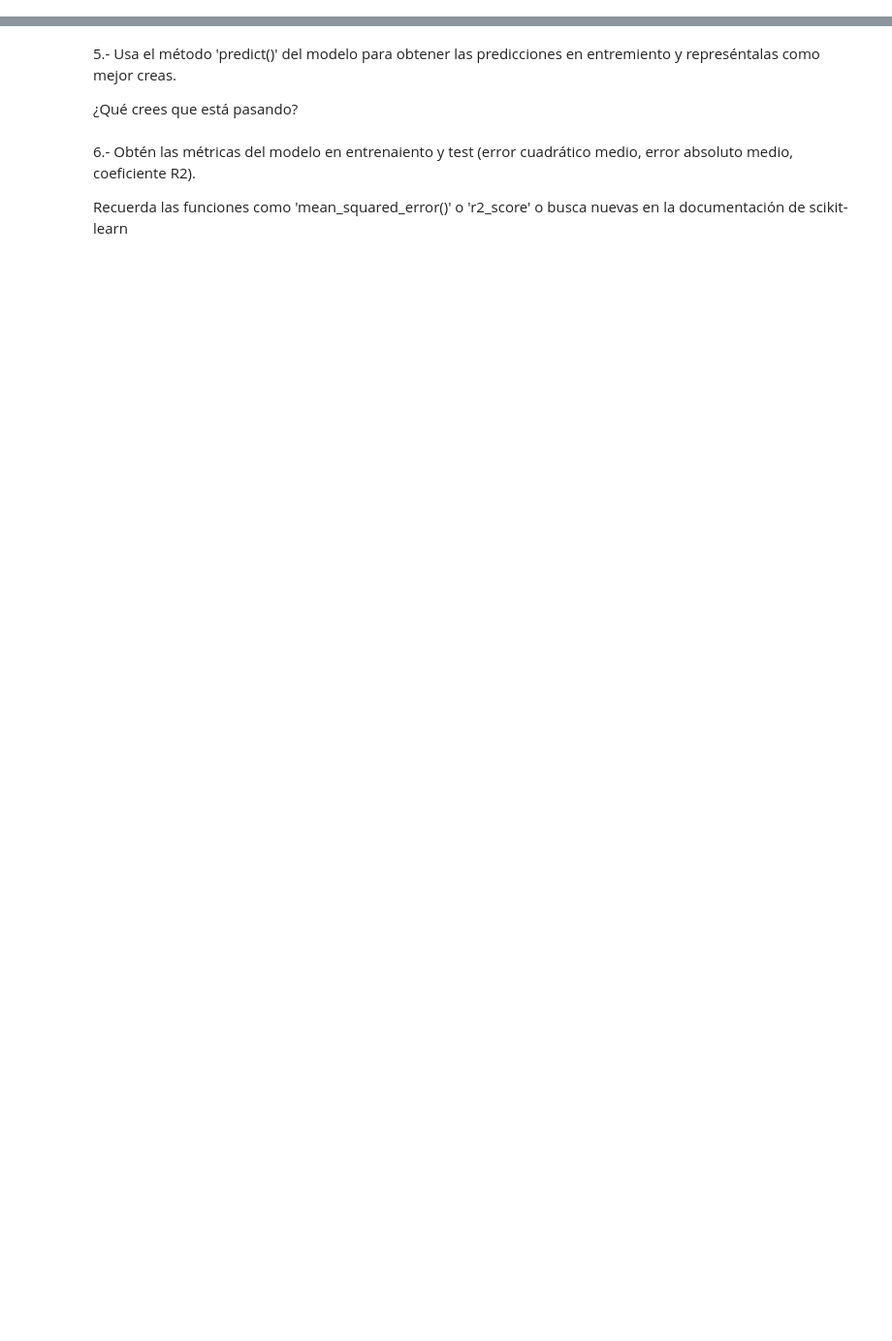
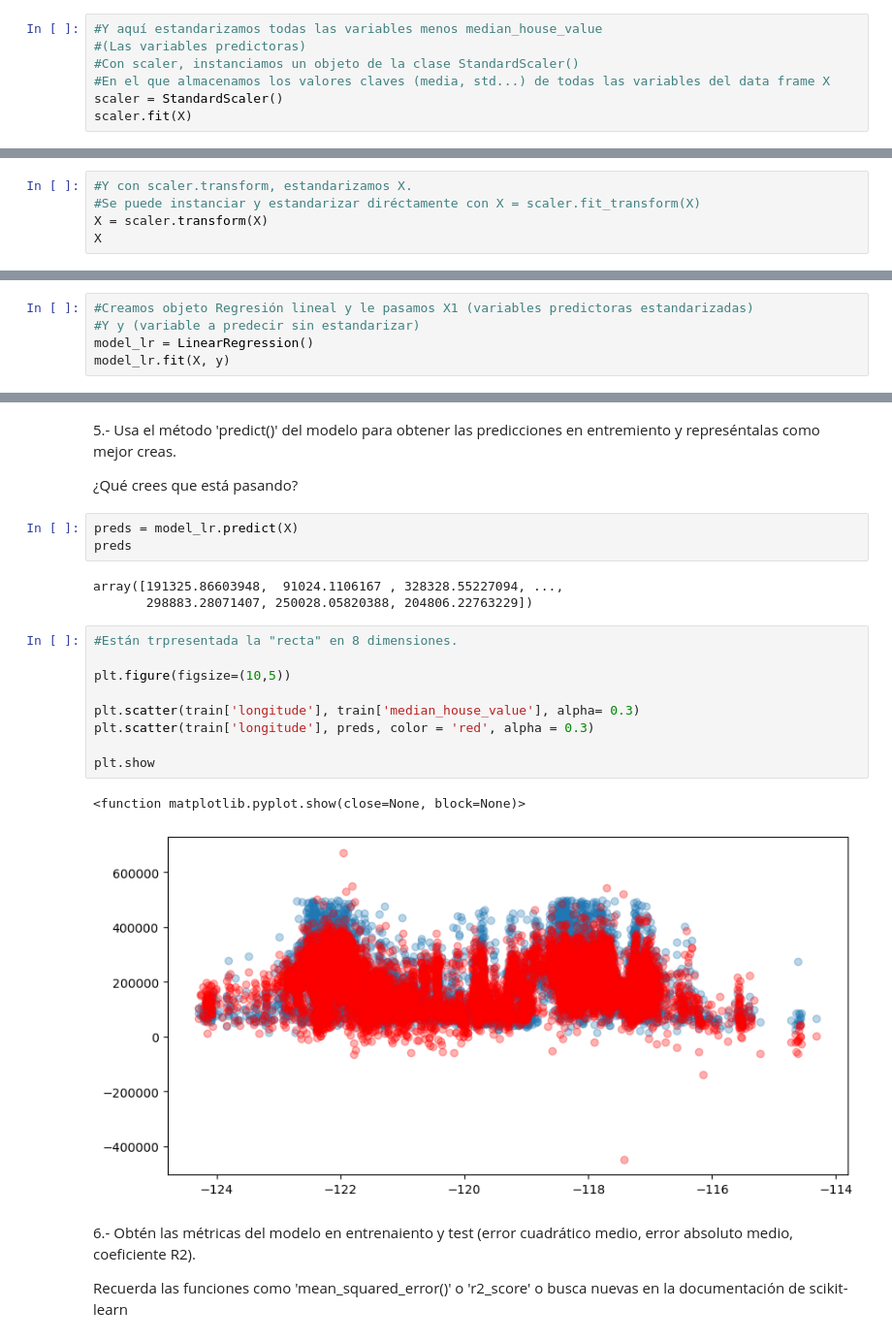
Before and after one commit to Vic263RP/MIA3-Formacion-2023-UV-AI, a Jupyter notebook: B1_HerramientasParaIA/T4_MachineLearning/Clases9_10/tarea/alumnos.ipynb, the cells around one changed output, grey strips where cells are left out. Shown at 97% size. Drawn from its saved outputs; the diff is of its cells as text; blank space fills up the shorter version.

```diff
--- a/B1_HerramientasParaIA/T4_MachineLearning/Clases9_10/tarea/alumnos.ipynb
+++ b/B1_HerramientasParaIA/T4_MachineLearning/Clases9_10/tarea/alumnos.ipynb
@@ -83,0 +113,7 @@ Ten encuenta también los métodos del scaler y las diferencias entre 'fit' y 't
+# %%
+#Y aquí estandarizamos todas las variables menos median_house_value
+#(Las variables predictoras)
+#Con scaler, instanciamos un objeto de la clase StandardScaler()
+#En el que almacenamos los valores claves (media, std...) de todas las variables del data frame X
+scaler = StandardScaler()
+scaler.fit(X)
@@ -83,0 +143,5 @@ Ten encuenta también los métodos del scaler y las diferencias entre 'fit' y 't
+# %%
+#Y con scaler.transform, estandarizamos X.
+#Se puede instanciar y estandarizar diréctamente con X = scaler.fit_transform(X)
+X = scaler.transform(X)
+X
@@ -84,2 +162,7 @@ Ten encuenta también los métodos del scaler y las diferencias entre 'fit' y 't
 # %% [markdown]
 4.- Genera un modelo de regresión lineal y entrénalo con los datos estandarizados ('LinearRegression()')
+# %%
+#Creamos objeto Regresión lineal y le pasamos X1 (variables predictoras estandarizadas)
+#Y y (variable a predecir sin estandarizar)
+model_lr = LinearRegression()
+model_lr.fit(X, y)
@@ -87,6 +172,24 @@ Ten encuenta también los métodos del scaler y las diferencias entre 'fit' y 't
 5.- Usa el método 'predict()' del modelo para obtener las predicciones en entremiento y represéntalas como mejor creas.
 
 ¿Qué crees que está pasando?
+# %%
+preds = model_lr.predict(X)
+preds
+# %% [output]
+array([191325.86603948,  91024.1106167 , 328328.55227094, ...,
+       298883.28071407, 250028.05820388, 204806.22763229])
+# %%
+#Están trpresentada la "recta" en 8 dimensiones.
+
+plt.figure(figsize=(10,5))
+
+plt.scatter(train['longitude'], train['median_house_value'], alpha= 0.3)
+plt.scatter(train['longitude'], preds, color = 'red', alpha = 0.3)
+
+plt.show
+# %% [output]
+<function matplotlib.pyplot.show(close=None, block=None)>
+[figure, added]
 # %% [markdown]
 6.- Obtén las métricas del modelo en entrenaiento y test (error cuadrático medio, error absoluto medio, coeficiente R2).
 
```
Also changed, not shown: parts of 24 cells of this notebook.
